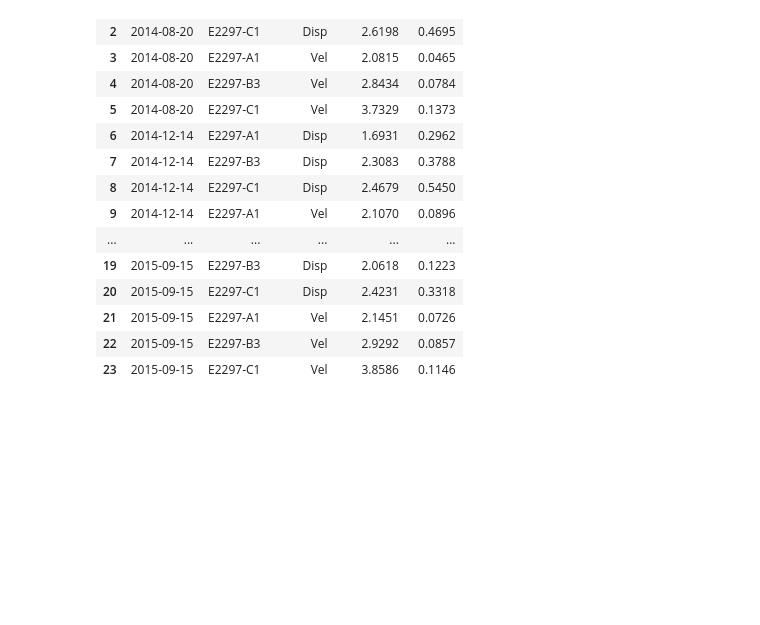
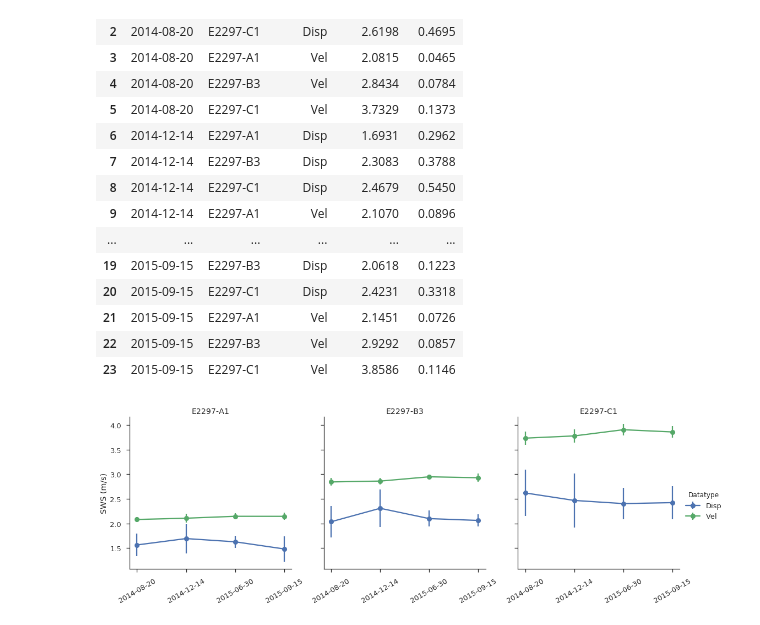
Before and after one commit to Guokr1991/QIBA-Phase-I-II-PhantomStudies, a Jupyter notebook: figs/temporal_stability/PhaseII_Temporal_Stability_Analysis.ipynb, the cells around one changed output. Cells and saved outputs as stored; diff of their text form; code cells hidden in the pictures; blank space fills up the shorter version.

Commit message:
add Phase II temporal stability plot

```diff
--- a/figs/temporal_stability/PhaseII_Temporal_Stability_Analysis.ipynb
+++ b/figs/temporal_stability/PhaseII_Temporal_Stability_Analysis.ipynb
@@ -1,6 +1,8 @@
 # %%
 import pandas as pd
 import seaborn as sns
+sns.set_context("talk")
+import matplotlib.pyplot as plt
 %matplotlib inline
 # %%
 data = pd.read_csv('QIBAphase2_longitudinal_VdispVvel_4dates.csv')
@@ -23,3 +25,10 @@ data
 | 21 | 2015-09-15 | E2297-A1 | Vel | 2.1451 | 0.0726 |
 | 22 | 2015-09-15 | E2297-B3 | Vel | 2.9292 | 0.0857 |
 | 23 | 2015-09-15 | E2297-C1 | Vel | 3.8586 | 0.1146 |
+# %%
+g = sns.FacetGrid(data, col='Phantom', hue='Datatype', size=5, aspect=1)
+g.map(plt.errorbar, "Date", "SWSmean", "SWSstd", marker="o")
+(g.set_titles("{col_name}").set_axis_labels('', 'SWS (m/s)').set_xticklabels(rotation=30).add_legend())
+g.savefig('temporal_stability.png')
+# %% [output]
+[figure, added]
```
Also changed, not shown: 2 other files.
